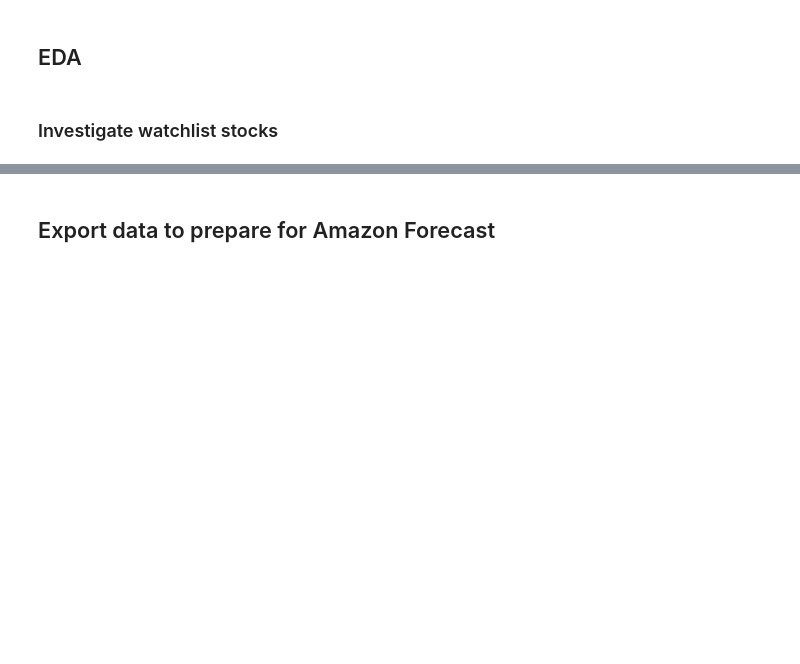
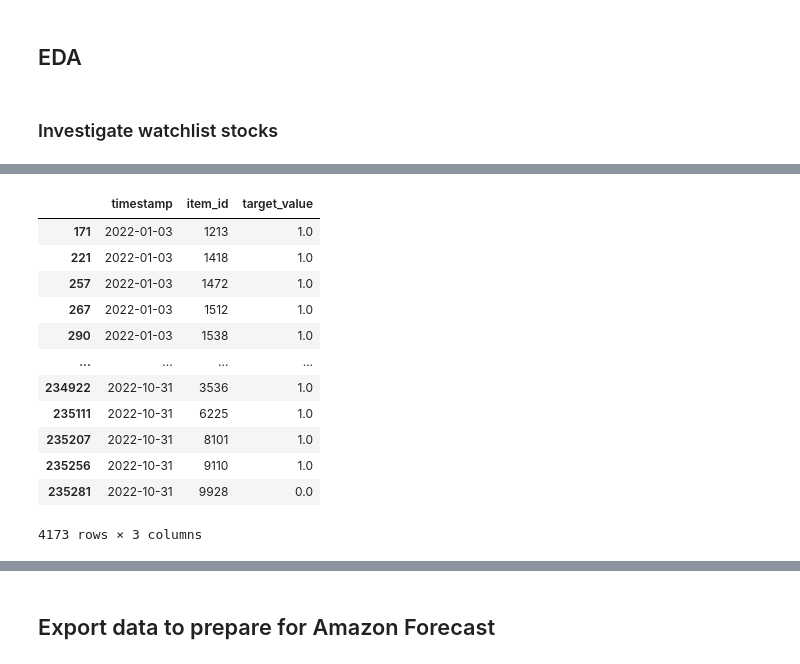
Before and after one commit to calebmcook/udacity-aws-machine-learning-nanodegree-capstone, a Jupyter notebook: 01-Data Import and Transformation.ipynb, the cells around one changed output, grey strips where cells are left out. Drawn from its saved outputs; the diff is of its cells as text; code cells hidden in the pictures; blank space fills up the shorter version.

```diff
--- a/01-Data Import and Transformation.ipynb
+++ b/01-Data Import and Transformation.ipynb
@@ -284,0 +288,16 @@ close_px
+# %%
+wl2[wl2['item_id'].isin(watchlist_stocks)]
+# %% [output]
+|  | timestamp | item_id | target_value |
+| 171 | 2022-01-03 | 1213 | 1.0 |
+| 221 | 2022-01-03 | 1418 | 1.0 |
+| 257 | 2022-01-03 | 1472 | 1.0 |
+| 267 | 2022-01-03 | 1512 | 1.0 |
+| 290 | 2022-01-03 | 1538 | 1.0 |
+| ... | ... | ... | ... |
+| 234922 | 2022-10-31 | 3536 | 1.0 |
+| 235111 | 2022-10-31 | 6225 | 1.0 |
+| 235207 | 2022-10-31 | 8101 | 1.0 |
+| 235256 | 2022-10-31 | 9110 | 1.0 |
+| 235281 | 2022-10-31 | 9928 | 0.0 |
+4173 rows × 3 columns
```
Also changed, not shown: parts of 19 cells of this notebook, 2 other files.
